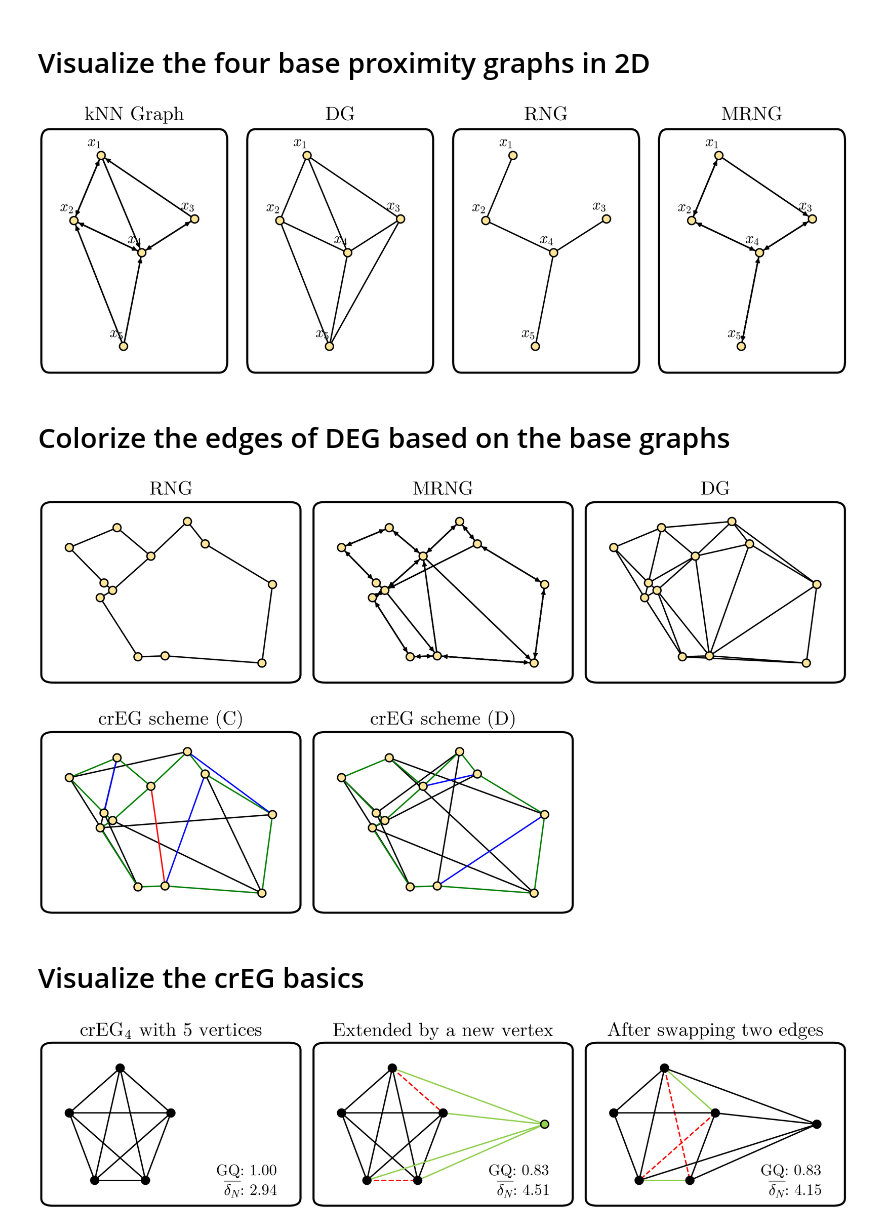
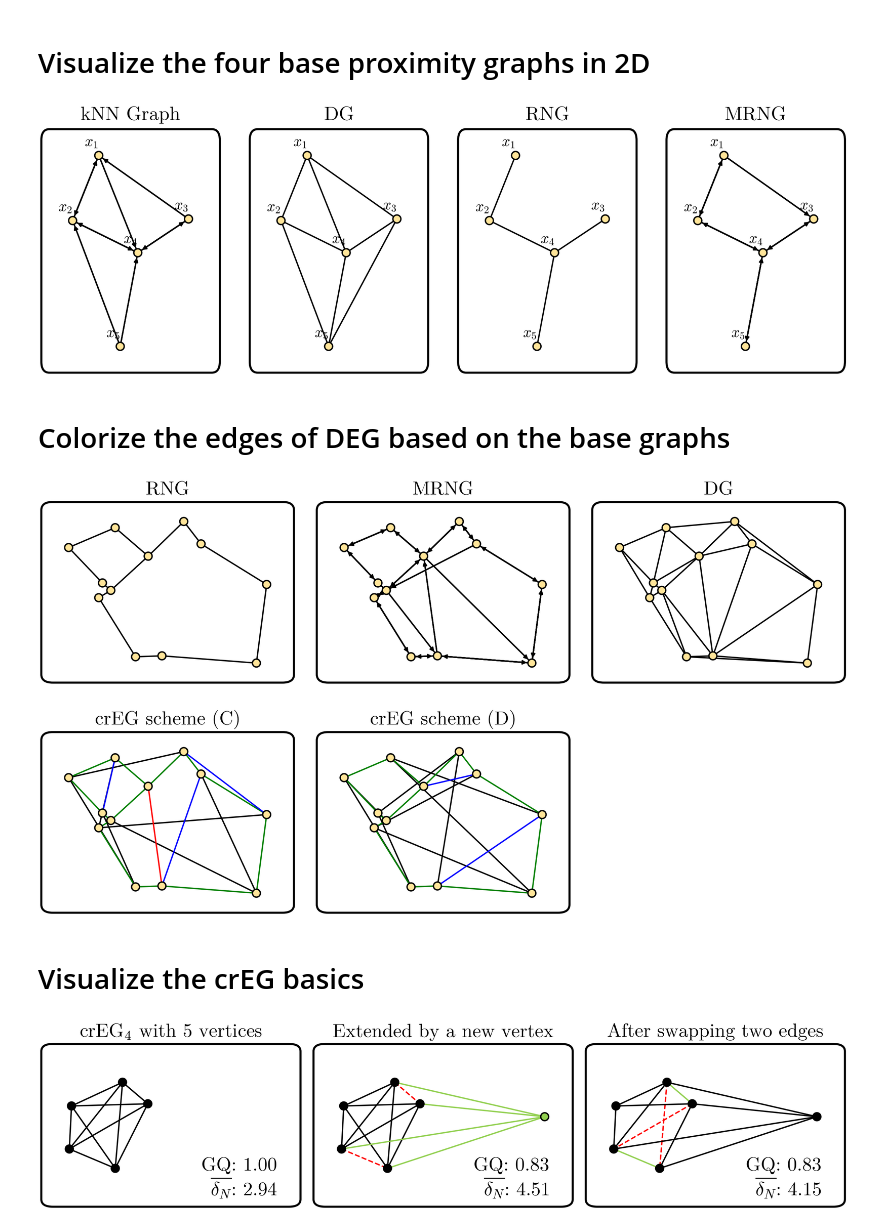
Before and after one commit to Neiko2002/2d-graph, a Jupyter notebook: phd_figures.ipynb, the cells around one changed output. Cells and saved outputs as stored; diff of their text form; code cells hidden in the pictures.

Commit message:
reproduction of the crEG edge optimization figure

```diff
--- a/phd_figures.ipynb
+++ b/phd_figures.ipynb
@@ -13,9 +13,9 @@ all_kinds = [GraphKind.KNN, GraphKind.DG, GraphKind.RNG, GraphKind.MRNG]
 graphs = build_graphs(coords, kinds=all_kinds, edges_per_vertex=2)
 
 # Example usage
-plot_graphs(graphs=graphs, bg_color="white", text_color="black", annotation_size=32, title_size=42, marker_size=300, border_color="black", border_padding_x=20, edge_width=3, max_per_row=4, save_file="base_proximity_graphs.pdf")
+plot_graphs(graphs=graphs, bg_color="white", text_color="black", vertex_label_size=32, title_size=42, marker_size=300, border_color="black", border_padding_x=20, edge_width=3, max_per_row=4, save_file="base_proximity_graphs.pdf")
 # %% [output]
-[figure, old version]
+[figure, new version]
 # %% [markdown]
 # Colorize the edges of DEG based on the base graphs
 # %%
@@ -43,15 +43,15 @@ colored_high_edges = color_graph(graphs[4], graphs[0], graphs[1], graphs[2])
 colored_low_edges = color_graph(graphs[5], graphs[0], graphs[1], graphs[2])
 
 colored_graphs = [graphs[2], graphs[1], graphs[0], colored_low_edges, colored_high_edges]
-plot_graphs(graphs=colored_graphs, bg_color="white", text_color="black", annotation_size=0, title_size=42, marker_size=300, border_color="black", edge_width=3, max_per_row=3, save_file="crEG_edges_colored.pdf")
+plot_graphs(graphs=colored_graphs, bg_color="white", text_color="black", vertex_label_size=0, title_size=42, marker_size=300, border_color="black", edge_width=3, max_per_row=3, save_file="crEG_edges_colored.pdf")
 # %% [output]
-[figure, old version]
+[figure, new version]
 # %% [markdown]
 # Visualize the crEG basics
 # %%
+import numpy as np
 import geopandas as gpd
-from shapely.geometry import LineString, Point
-import numpy as np
+from shapely.geometry import LineString
 from graphs import GraphItem
 from plot import plot_graphs
 from utils import create_coords
@@ -83,12 +83,12 @@ def create_edges_gdf(coords_df, edges_spec):
 # --- Shared Data ---
 # Define vertex coordinates to match the visual layout
 coords = [
-    (2, 5),    # 0: top
-    (0, 3),    # 1: mid-left
-    (4, 3),    # 2: mid-right
-    (1, 0),    # 3: bottom-left
-    (3, 0),    # 4: bottom-right
-    (8, 2.5)   # 5: new vertex (far right)
+    (2.39, 5-0.24),    # 0: top
+    (0.29, 5-1.34),    # 1: mid-left
+    (3.43, 5-1.24),    # 2: mid-right
+    (0.2, 5-3.34),    # 3: bottom-left
+    (2.09, 5-4.24),    # 4: bottom-right
+    (8.56, 5-1.84)   # 5: new vertex (far right)
 ]
 light_green = '#92d050'
 red_color = '#ff0000'
@@ -126,32 +126,32 @@ graph2 = GraphItem(
     vertices=vertices2,
     edges=edges2,
     annotations=["GQ: 0.83", r"$\overline{\delta_N}$: 4.51"]
 )
 
 # --- Graph 3: "After swapping two edges" ---
 vertices3 = create_coords(coords)
 vertices3['color'] = 'black'
 edges3_spec = [
     (0, 4, red_color, 'dashed'), (2, 3, red_color, 'dashed'),
     (0, 2, light_green, 'solid'), (3, 4, light_green, 'solid'),
     (0, 1, 'black', 'solid'), (0, 3, 'black', 'solid'),
     (1, 2, 'black', 'solid'), (1, 3, 'black', 'solid'), (2, 4, 'black', 'solid'),
     (5, 0, 'black', 'solid'), (5, 3, 'black', 'solid'),
     (5, 2, 'black', 'solid'), (5, 4, 'black', 'solid'),
 ]
 edges3 = create_edges_gdf(vertices3, edges3_spec)
 
 graph3 = GraphItem(
     kind=None,
     is_directed=False,
     title="After swapping two edges",
     vertices=vertices3,
     edges=edges3,
     annotations=["GQ: 0.83", r"$\overline{\delta_N}$: 4.15"]
 )
 
 # --- Plot all graphs ---
 all_graphs = [graph1, graph2, graph3]
-plot_graphs(graphs=all_graphs, bg_color="white", text_color="black", annotation_size=0, title_size=42, marker_size=300, border_color="black", border_padding_y=16, edge_width=3, max_per_row=3, save_file="crEG_basics.pdf")
+plot_graphs(graphs=all_graphs, bg_color="white", text_color="black", vertex_label_size=0, annotation_size=42, title_size=42, marker_size=300, border_color="black", border_padding_y=36, edge_width=3, max_per_row=3, save_file="crEG_basics.pdf")
 # %% [output]
-[figure, old version]
+[figure, new version]
```
Also changed, not shown: parts of 4 cells of this notebook, 8 other files.
